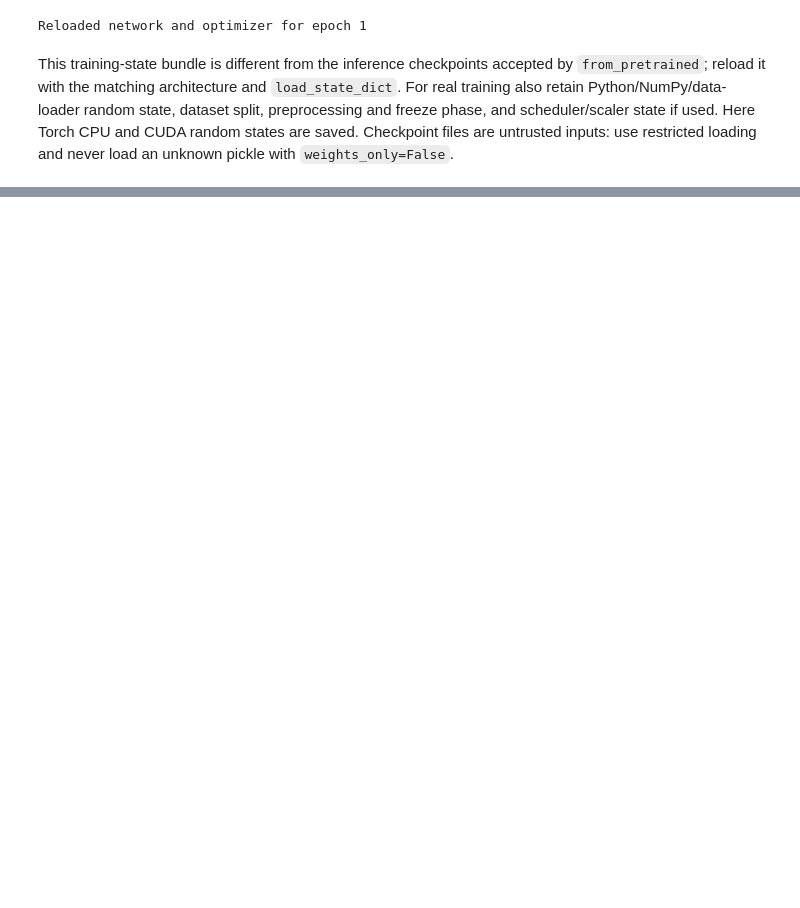
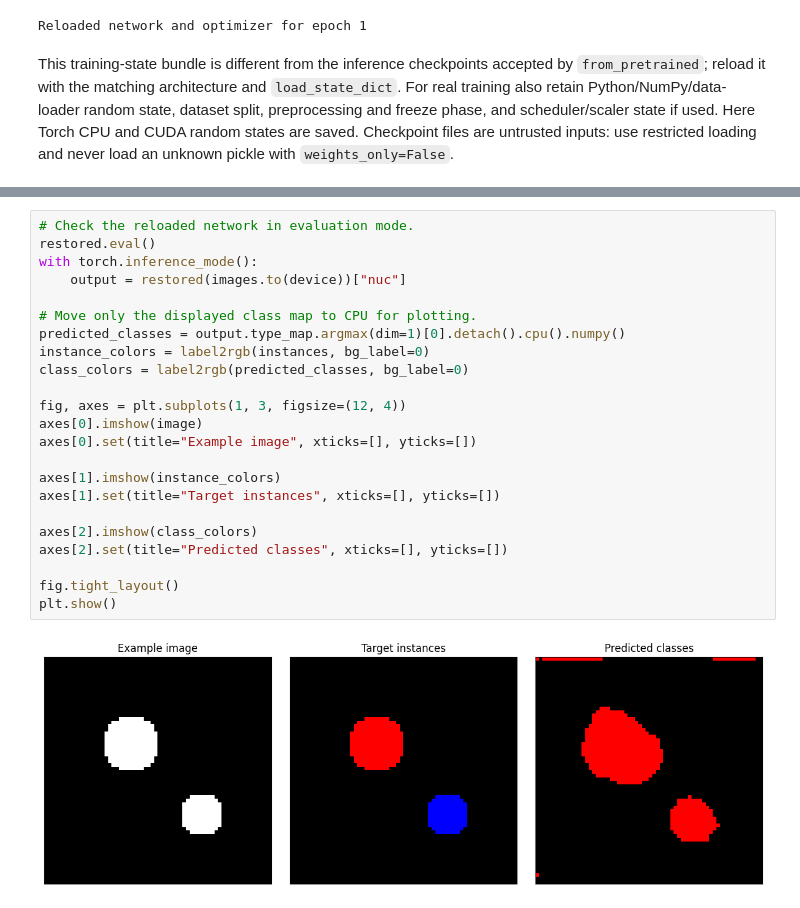
Before and after one commit to okunator/cellseg_models.pytorch, a Jupyter notebook: docs/tutorials/finetuning.ipynb, the cells around one changed output, grey strips where cells are left out. Saved outputs shown, nothing was run; the diff lists cells and outputs as text; blank space fills up the shorter version.

Commit message:
docs: clarify notebook steps and visualize model outputs

```diff
--- a/docs/tutorials/finetuning.ipynb
+++ b/docs/tutorials/finetuning.ipynb
@@ -135,0 +180,25 @@ and never load an unknown pickle with `weights_only=False`.
+# %%
+# Check the reloaded network in evaluation mode.
+restored.eval()
+with torch.inference_mode():
+    output = restored(images.to(device))["nuc"]
+
+# Move only the displayed class map to CPU for plotting.
+predicted_classes = output.type_map.argmax(dim=1)[0].detach().cpu().numpy()
+instance_colors = label2rgb(instances, bg_label=0)
+class_colors = label2rgb(predicted_classes, bg_label=0)
+
+fig, axes = plt.subplots(1, 3, figsize=(12, 4))
+axes[0].imshow(image)
+axes[0].set(title="Example image", xticks=[], yticks=[])
+
+axes[1].imshow(instance_colors)
+axes[1].set(title="Target instances", xticks=[], yticks=[])
+
+axes[2].imshow(class_colors)
+axes[2].set(title="Predicted classes", xticks=[], yticks=[])
+
+fig.tight_layout()
+plt.show()
+# %% [output]
+[figure, added]
```
Also changed, not shown: parts of 7 cells of this notebook, 7 other files.
